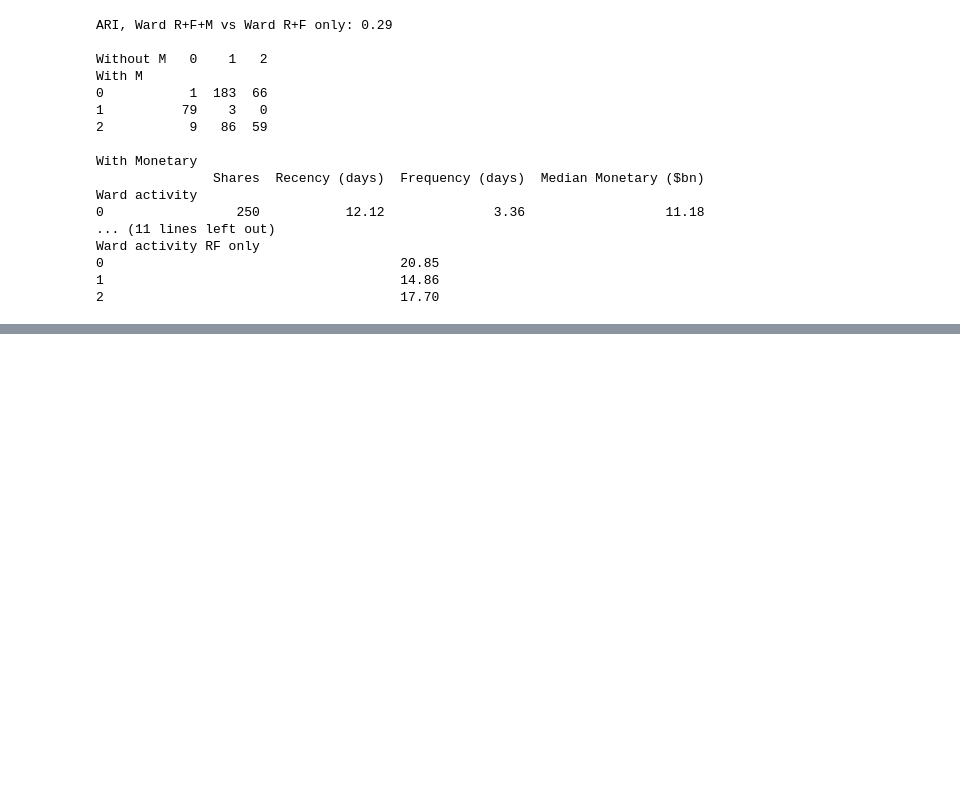
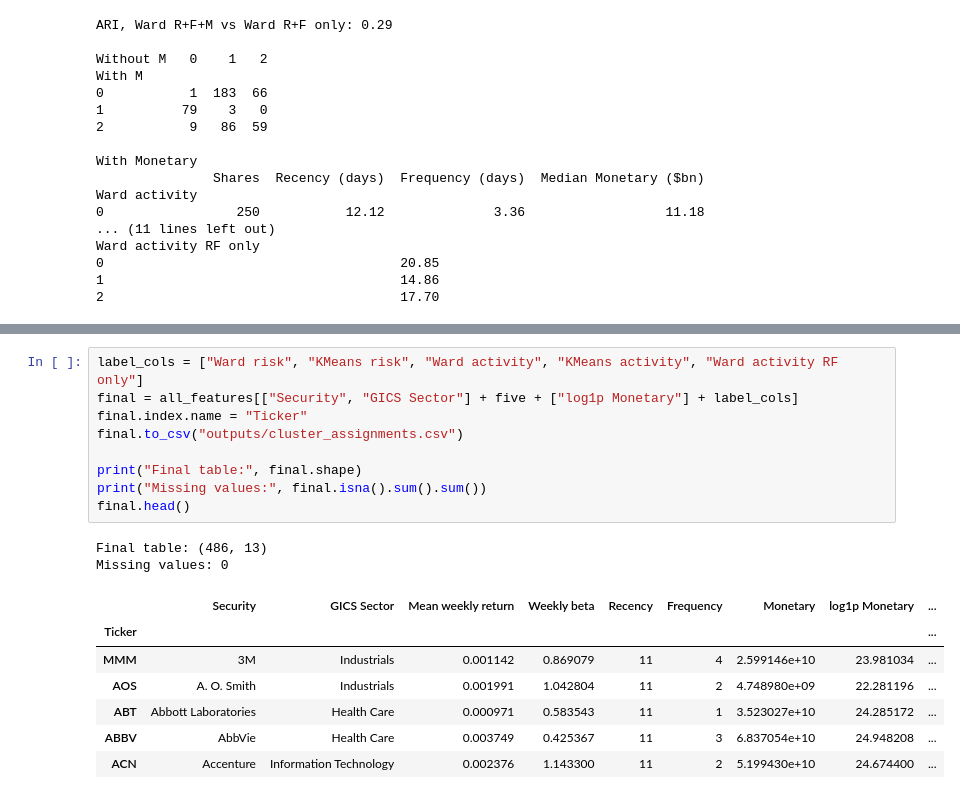
Before and after one commit to zafar-m3n/crm-coursework-stock-clusters, a Jupyter notebook: CRM Assignment - Grouping S&P 500 Stocks.ipynb, the cells around one changed output, grey strips where cells are left out. Cells and saved outputs as stored; diff of their text form; blank space fills up the shorter version.

```diff
--- a/CRM Assignment - Grouping S&P 500 Stocks.ipynb
+++ b/CRM Assignment - Grouping S&P 500 Stocks.ipynb
@@ -795,0 +853,19 @@ Ward activity RF only
+# %%
+label_cols = ["Ward risk", "KMeans risk", "Ward activity", "KMeans activity", "Ward activity RF only"]
+final = all_features[["Security", "GICS Sector"] + five + ["log1p Monetary"] + label_cols]
+final.index.name = "Ticker"
+final.to_csv("outputs/cluster_assignments.csv")
+
+print("Final table:", final.shape)
+print("Missing values:", final.isna().sum().sum())
+final.head()
+# %% [output]
+Final table: (486, 13)
+Missing values: 0
+|  | Security | GICS Sector | Mean weekly return | Weekly beta | Recency | Frequency | Monetary | log1p Monetary | ... |
+| Ticker |  |  |  |  |  |  |  |  | ... |
+| MMM | 3M | Industrials | 0.001142 | 0.869079 | 11 | 4 | 2.599146e+10 | 23.981034 | ... |
+| AOS | A. O. Smith | Industrials | 0.001991 | 1.042804 | 11 | 2 | 4.748980e+09 | 22.281196 | ... |
+| ABT | Abbott Laboratories | Health Care | 0.000971 | 0.583543 | 11 | 1 | 3.523027e+10 | 24.285172 | ... |
+| ABBV | AbbVie | Health Care | 0.003749 | 0.425367 | 11 | 3 | 6.837054e+10 | 24.948208 | ... |
+| ACN | Accenture | Information Technology | 0.002376 | 1.143300 | 11 | 2 | 5.199430e+10 | 24.674400 | ... |
```
Also changed, not shown: parts of 3 cells of this notebook, 3 other files.
